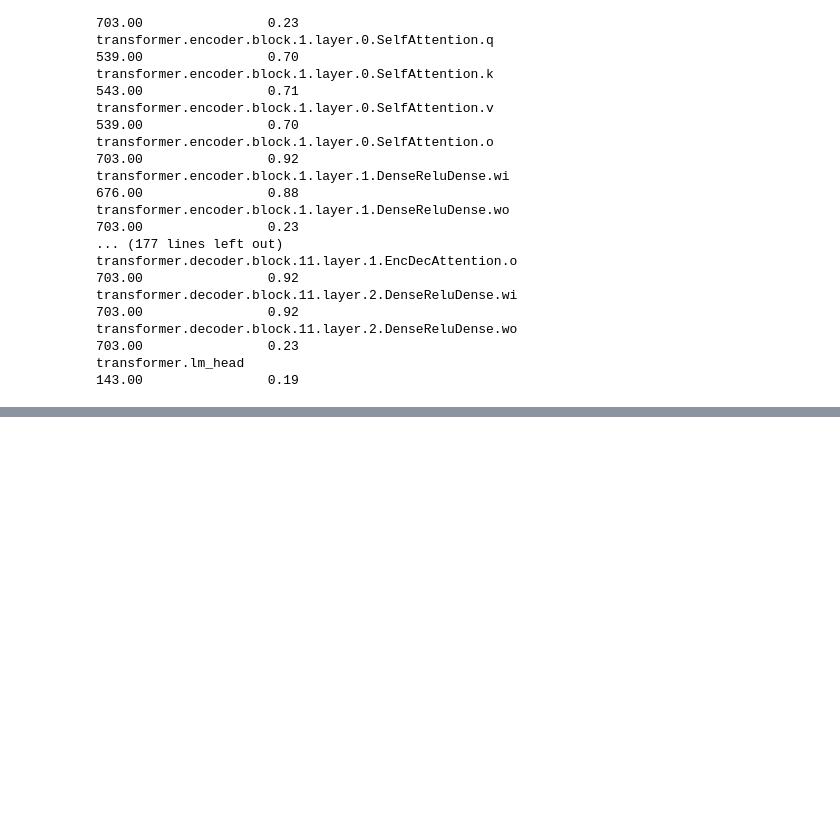
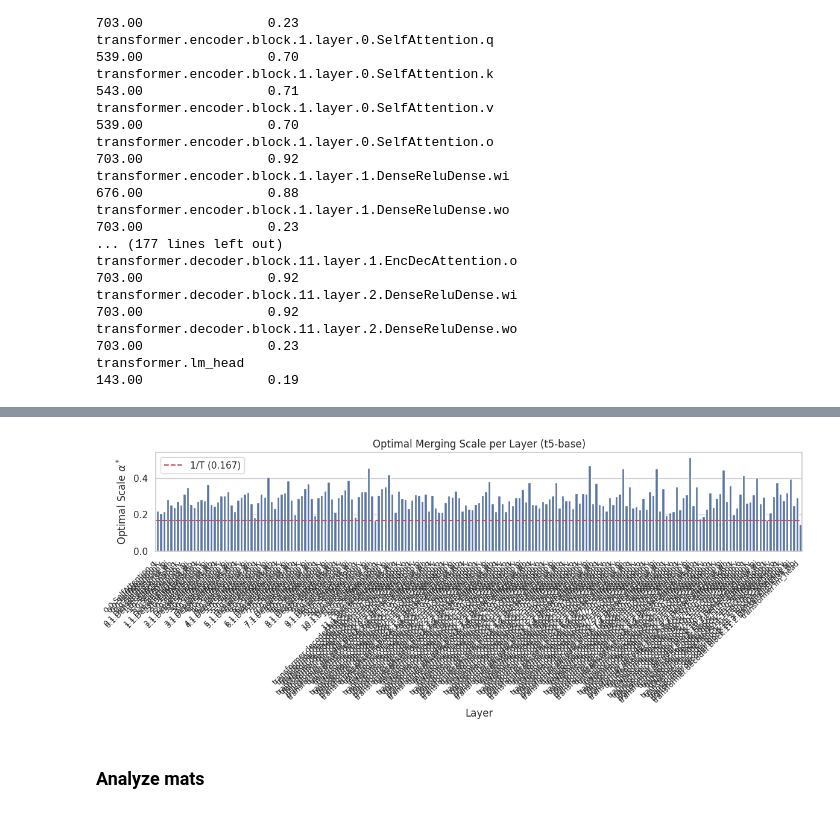
Before and after one commit to marawangamal/ties-merging, a Jupyter notebook: analysis.ipynb, the cells around one changed output, grey strips where cells are left out. Cells and saved outputs as stored; diff of their text form; code cells hidden in the pictures; blank space fills up the shorter version.

```diff
--- a/analysis.ipynb
+++ b/analysis.ipynb
@@ -391,0 +1085,46 @@ with PdfPages(f"covs_heatmaps_start{start_idx}_stop{stop_idx}.pdf") as pdf:
+# %%
+# import seaborn as sns
+# # Plot the deltas
+
+# sns.heatmap(deltas[50,2])
+
+import seaborn as sns
+import matplotlib.pyplot as plt
+import pickle
+
+sns.set_theme()
+
+# Setup styling
+sns.set_theme(style="whitegrid")
+plt.figure(figsize=(12, 5))
+
+# Process layer names (shorter names for readability)
+# Removes the long prefix and common suffixes
+clean_names = [
+    l.replace("image_encoder.model.visual.transformer.resblocks.", "")
+     .replace(".attn.in_proj_weight", "")
+     .replace(".weight", "")
+    for l in layer_names
+]
+
+# Create plot
+ax = sns.barplot(x=clean_names, y=alpha_star.numpy())
+
+# Fix overlapping ticks
+plt.xticks(rotation=45, ha='right', fontsize=9)
+
+# Labels and reference line
+plt.ylabel(r"Optimal Scale $\alpha^*$")
+plt.xlabel("Layer")
+plt.title(f"Optimal Merging Scale per Layer ({MODEL_NAME})")
+
+# Add a reference line for 1/T (the averaging baseline)
+plt.axhline(y=1/len(DATASETS), color='r', linestyle='--', label=f'1/T ({1/len(DATASETS):.3f})')
+plt.legend()
+
+plt.tight_layout()
+plt.show()
+# %% [output]
+[figure, added]
+# %% [markdown]
+### Analyze mats
```
Also changed, not shown: parts of 29 cells of this notebook, 7 other files.
